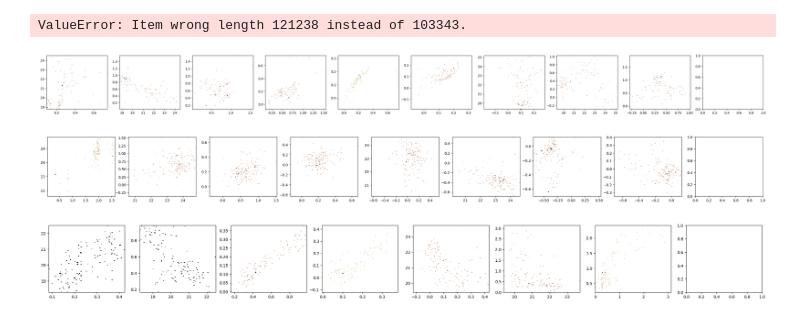
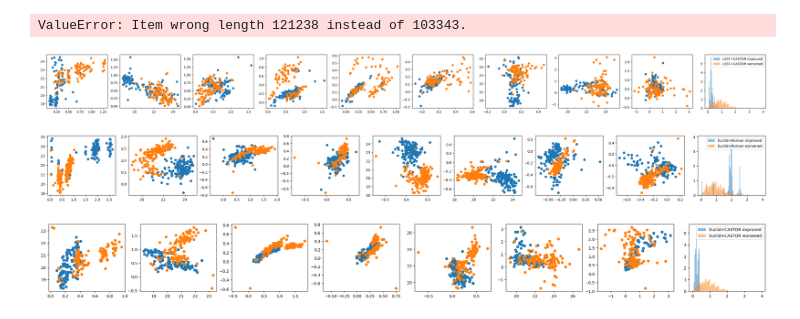
Before and after one commit to aimalz/CASTORpz, a Jupyter notebook: July_draft_paper_plots.ipynb, the cells around one changed output. Drawn from its saved outputs; the diff is of its cells as text; code cells hidden in the pictures.

Commit message:
added color-color plots and selected worst/best

```diff
--- a/July_draft_paper_plots.ipynb
+++ b/July_draft_paper_plots.ipynb
@@ -770,6 +752,7 @@ Array([10.028802  ,  6.383808  ,  4.2241845 , ..., -0.01888924,
         3.507806  , -0.5121518 ], dtype=float32)
 # %%
 # now want to look at the top 0.1% of the improvement in the KLD for each survey combination
+tav = just_tav
 
 delta_tav_agg = {}
 
@@ -818,11 +801,14 @@ len(delta_tav_agg)
 # %%
 improved = {}
 worsened = {}
+improved_indexes = {}
+worsened_indexes = {}
+
 for i, os in enumerate(['LSST+CASTOR', 'Euclid+Roman', 'Euclid+CASTOR']):
   improved[os] = delta_tav_agg[os][delta_tav_agg[os] >= kld_hi[os]]
-  print('improved for {}'.format(os))
-  print(np.where(delta_tav_agg[os] >= kld_hi[os]))
+  # print('improved for {}'.format(os))
+  improved_indexes[os] = np.where(delta_tav_agg[os] >= kld_hi[os])
   # improved[os] = delta_tav_dict[os][delta_tav_dict[os] >= 10.]
-  print('least improved for {}'.format(os))
+  # print('least improved for {}'.format(os))
   worsened[os] = delta_tav_agg[os][delta_tav_agg[os] <= kld_lo[os]]
-  print(np.where(delta_tav_agg[os] >= kld_lo[os]))
+  worsened_indexes[os] = np.where(delta_tav_agg[os] >= kld_lo[os])
@@ -886,13 +854,23 @@ ValueError: Item wrong length 121238 instead of 103343.
 # %%
 for j, os in enumerate(['LSST+CASTOR', 'Euclid+Roman', 'Euclid+CASTOR']):
     tot_plots = len(catalogs[os].columns)
     fig, ax = plt.subplots(1, tot_plots, figsize = (tot_plots * 4, 3))
 
     subset = catalogs[os][np.array(delta_tav_agg[os]) >= kld_hi[os]]
 
     for i, color_col in enumerate(catalogs[os].columns.values[:-1]):
-      ax[i].hist2d(subset[color_col], subset[subset.columns[i+1]], cmap='pink_r', bins=(100, 100))
+      ax[i].scatter(subset[color_col], subset[subset.columns[i+1]])
+
+    subset = catalogs[os][np.array(delta_tav_agg[os]) <= kld_lo[os]]
+
+    for i, color_col in enumerate(catalogs[os].columns.values[:-1]):
+      ax[i].scatter(subset[color_col], subset[subset.columns[i+1]])
+
+    ax[i+1].hist(np.array(catalogs[os]['z_true'])[improved_indexes[os]], bins=np.linspace(0, 4, 100), label = os+' improved', alpha=0.5, density=True)
+    ax[i+1].hist(np.array(catalogs[os]['z_true'])[worsened_indexes[os]], bins=np.linspace(0, 4, 100), label = os+' worsened', alpha=0.5, density=True)
+
+    ax[i+1].legend()
 # %% [output]
-[figure, old version]
+[figure, new version]
-[figure, old version]
+[figure, new version]
-[figure, old version]
+[figure, new version]
```
Also changed, not shown: parts of 5 cells of this notebook.
